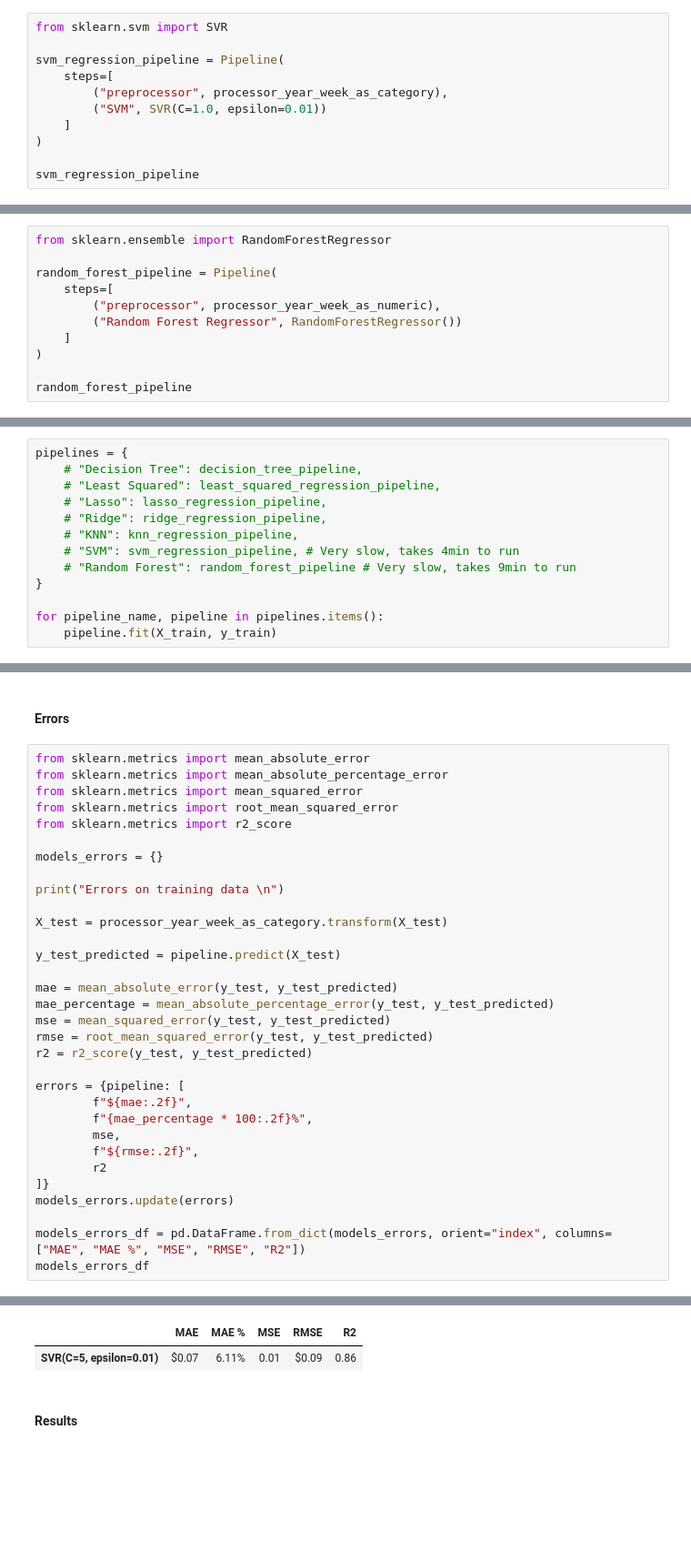
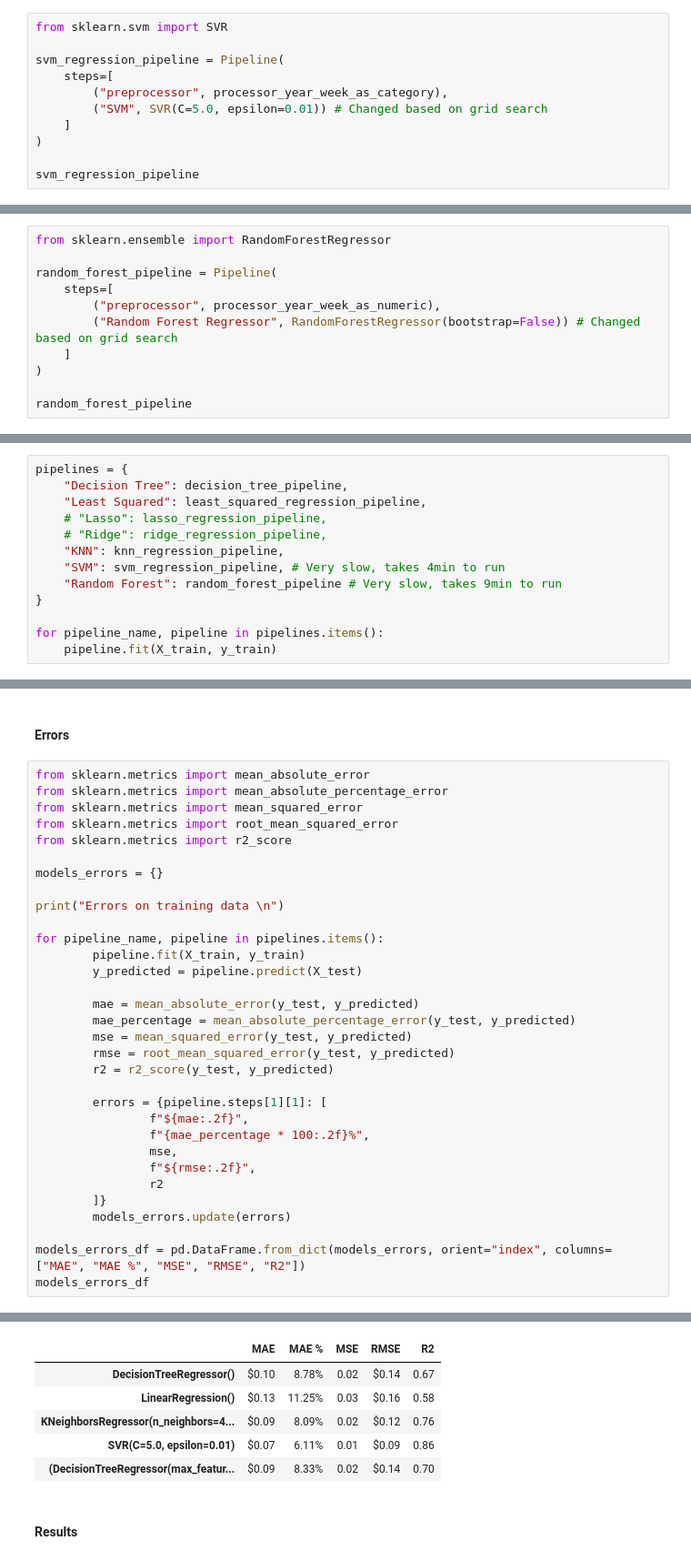
Before and after one commit to albertoprb/ml-avocado-price, a Jupyter notebook: model/model_v5.ipynb, the cells around one changed output, grey strips where cells are left out. Shown at 91% size. Saved outputs shown, nothing was run; the diff lists cells and outputs as text; blank space fills up the shorter version.

```diff
--- a/model/model_v5.ipynb
+++ b/model/model_v5.ipynb
@@ -200,7 +200,7 @@ from sklearn.svm import SVR
 svm_regression_pipeline = Pipeline(
     steps=[
         ("preprocessor", processor_year_week_as_category),
-        ("SVM", SVR(C=1.0, epsilon=0.01))
+        ("SVM", SVR(C=5.0, epsilon=0.01)) # Changed based on grid search
     ]
 )
 
@@ -261,7 +261,7 @@ from sklearn.ensemble import RandomForestRegressor
 random_forest_pipeline = Pipeline(
     steps=[
         ("preprocessor", processor_year_week_as_numeric),
-        ("Random Forest Regressor", RandomForestRegressor())
+        ("Random Forest Regressor", RandomForestRegressor(bootstrap=False)) # Changed based on grid search
     ]
 )
 
@@ -288,13 +289,13 @@ Pipeline(steps=[('preprocessor',
 #### Running pipelines
 # %%
 pipelines = {
-    # "Decision Tree": decision_tree_pipeline,
-    # "Least Squared": least_squared_regression_pipeline,
+    "Decision Tree": decision_tree_pipeline,
+    "Least Squared": least_squared_regression_pipeline,
     # "Lasso": lasso_regression_pipeline,
     # "Ridge": ridge_regression_pipeline,
-    # "KNN": knn_regression_pipeline,
-    # "SVM": svm_regression_pipeline, # Very slow, takes 4min to run
-    # "Random Forest": random_forest_pipeline # Very slow, takes 9min to run
+    "KNN": knn_regression_pipeline,
+    "SVM": svm_regression_pipeline, # Very slow, takes 4min to run
+    "Random Forest": random_forest_pipeline # Very slow, takes 9min to run
 }
 
 for pipeline_name, pipeline in pipelines.items():
@@ -406,39 +428,43 @@ RandomForestRegressor(bootstrap=False, max_features=1, n_jobs=-1)
 # %%
 from sklearn.metrics import mean_absolute_error
 from sklearn.metrics import mean_absolute_percentage_error
 from sklearn.metrics import mean_squared_error
 from sklearn.metrics import root_mean_squared_error
 from sklearn.metrics import r2_score
 
 models_errors = {}
 
 print("Errors on training data \n")
 
-X_test = processor_year_week_as_category.transform(X_test)
+for pipeline_name, pipeline in pipelines.items():
+        pipeline.fit(X_train, y_train)
+        y_predicted = pipeline.predict(X_test)
 
-y_test_predicted = pipeline.predict(X_test)
+        mae = mean_absolute_error(y_test, y_predicted)
+        mae_percentage = mean_absolute_percentage_error(y_test, y_predicted)
+        mse = mean_squared_error(y_test, y_predicted)
+        rmse = root_mean_squared_error(y_test, y_predicted)
+        r2 = r2_score(y_test, y_predicted)
 
-mae = mean_absolute_error(y_test, y_test_predicted)
-mae_percentage = mean_absolute_percentage_error(y_test, y_test_predicted)
-mse = mean_squared_error(y_test, y_test_predicted)
-rmse = root_mean_squared_error(y_test, y_test_predicted)
-r2 = r2_score(y_test, y_test_predicted)
-
-errors = {pipeline: [
-        f"${mae:.2f}",
-        f"{mae_percentage * 100:.2f}%",
-        mse,
-        f"${rmse:.2f}",
-        r2
-]}
-models_errors.update(errors)
+        errors = {pipeline.steps[1][1]: [
+                f"${mae:.2f}",
+                f"{mae_percentage * 100:.2f}%",
+                mse,
+                f"${rmse:.2f}",
+                r2
+        ]}
+        models_errors.update(errors)
 
 models_errors_df = pd.DataFrame.from_dict(models_errors, orient="index", columns=["MAE", "MAE %", "MSE", "RMSE", "R2"])
 models_errors_df
 # %% [output]
 Errors on training data
 |  | MAE | MAE % | MSE | RMSE | R2 |
-| SVR(C=5, epsilon=0.01) | $0.07 | 6.11% | 0.01 | $0.09 | 0.86 |
+| DecisionTreeRegressor() | $0.10 | 8.78% | 0.02 | $0.14 | 0.67 |
+| LinearRegression() | $0.13 | 11.25% | 0.03 | $0.16 | 0.58 |
+| KNeighborsRegressor(n_neighbors=4... | $0.09 | 8.09% | 0.02 | $0.12 | 0.76 |
+| SVR(C=5.0, epsilon=0.01) | $0.07 | 6.11% | 0.01 | $0.09 | 0.86 |
+| (DecisionTreeRegressor(max_featur... | $0.09 | 8.33% | 0.02 | $0.14 | 0.70 |
 # %% [markdown]
 #### Results
 # %%
```
Also changed, not shown: parts of 9 cells of this notebook, 2 other files.
